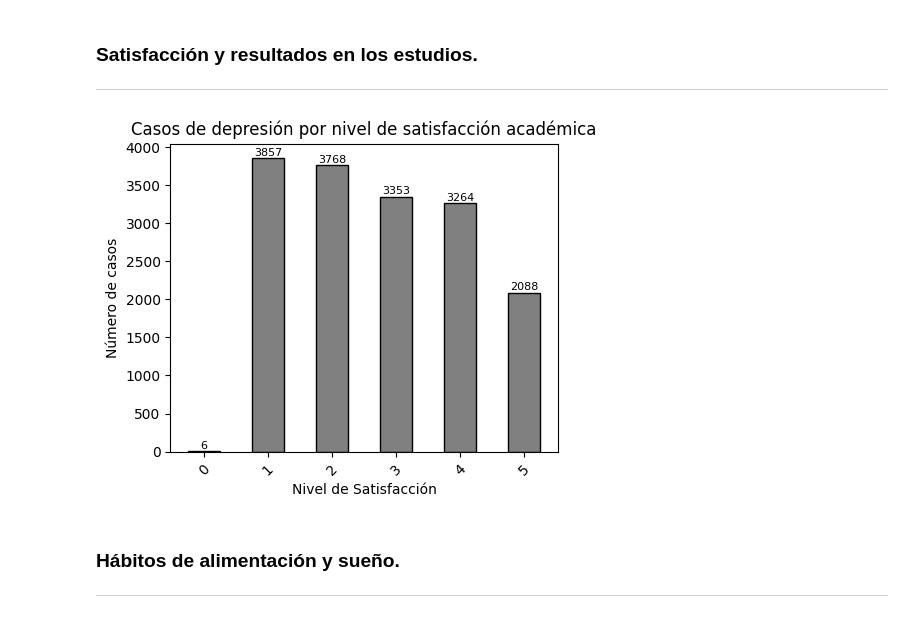
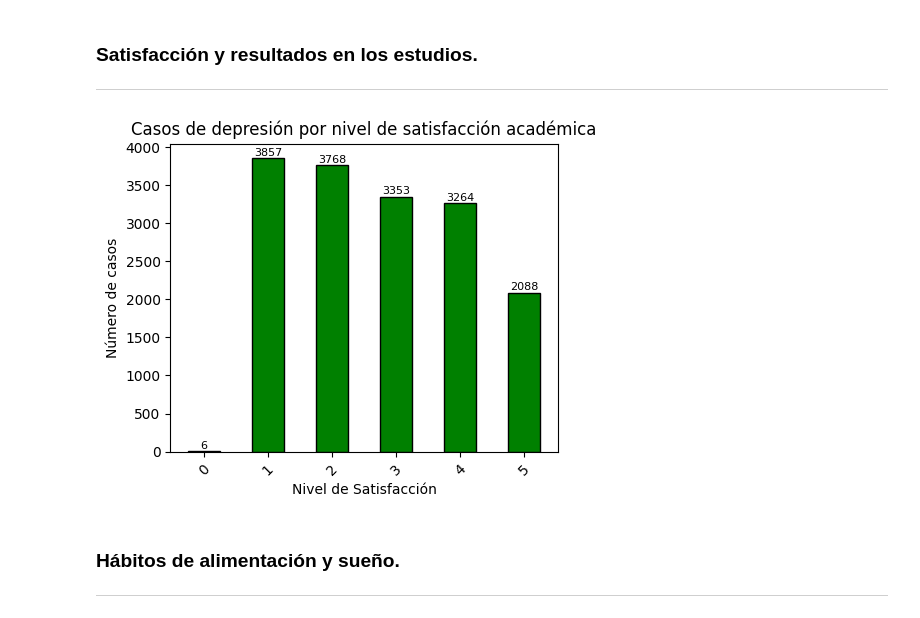
Before and after one commit to Levian17/Depression-Predicter, a Jupyter notebook: data_visualization.ipynb, the cells around one changed output. Cells and saved outputs as stored; diff of their text form; code cells hidden in the pictures.

```diff
--- a/data_visualization.ipynb
+++ b/data_visualization.ipynb
@@ -181,24 +184,24 @@ plt.show()
 # %%
 # Definimos variables
 unique_satisfaction_values = df_depre['Study Satisfaction'].unique()
 satisfaction_dict: dict = {}
 for satisfaction in sorted(unique_satisfaction_values): satisfaction_dict[int(satisfaction)] = 0
 
 for value in df_depre['Study Satisfaction']:
     if value in academic_stress_dict: satisfaction_dict[value] += 1
 
 # Representacion
 plt.figure(figsize=(5, 4))
-plt.bar(satisfaction_dict.keys(), satisfaction_dict.values(), align='center', width=0.5, color='gray', edgecolor='black')
+plt.bar(satisfaction_dict.keys(), satisfaction_dict.values(), align='center', width=0.5, color='green', edgecolor='black')
 plt.xticks(ticks=list(satisfaction_dict.keys()), rotation=45)
 plt.title('Casos de depresión por nivel de satisfacción académica', fontsize=12)
 plt.xlabel('Nivel de Satisfacción', fontsize=10)
 plt.ylabel('Número de casos', fontsize=10)
 for x, y in zip(satisfaction_dict.keys(), satisfaction_dict.values()):
     plt.text(x, y + 10, str(y), ha='center', va='bottom', fontsize=8)
 plt.show()
 # %% [output]
-[figure, old version]
+[figure, new version]
 # %% [markdown]
 ### Hábitos de alimentación y sueño.
 ---
```
Also changed, not shown: parts of 3 cells of this notebook.
